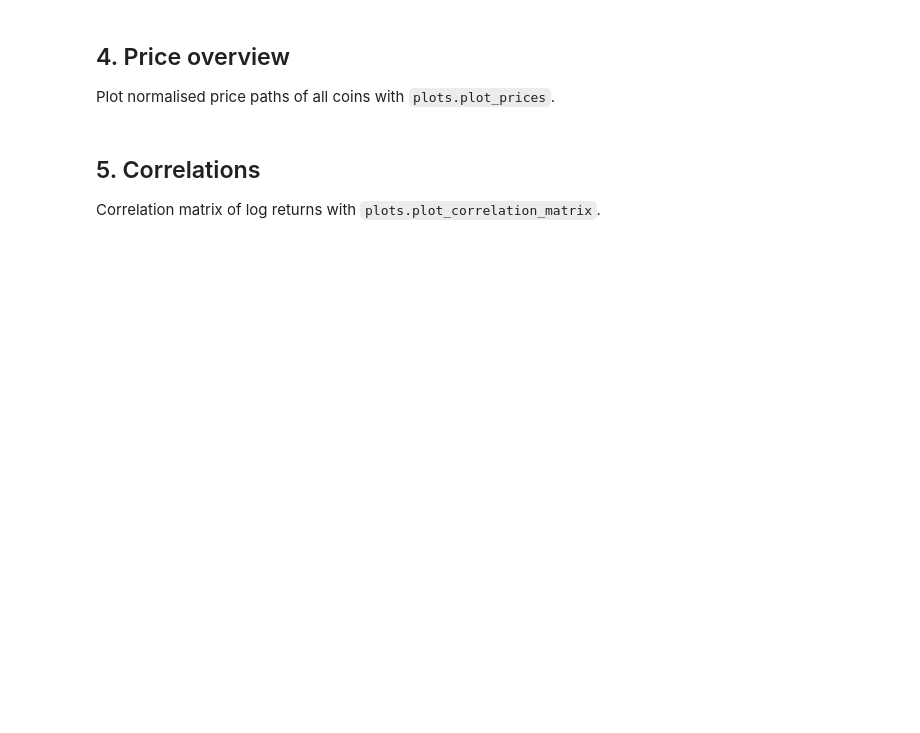
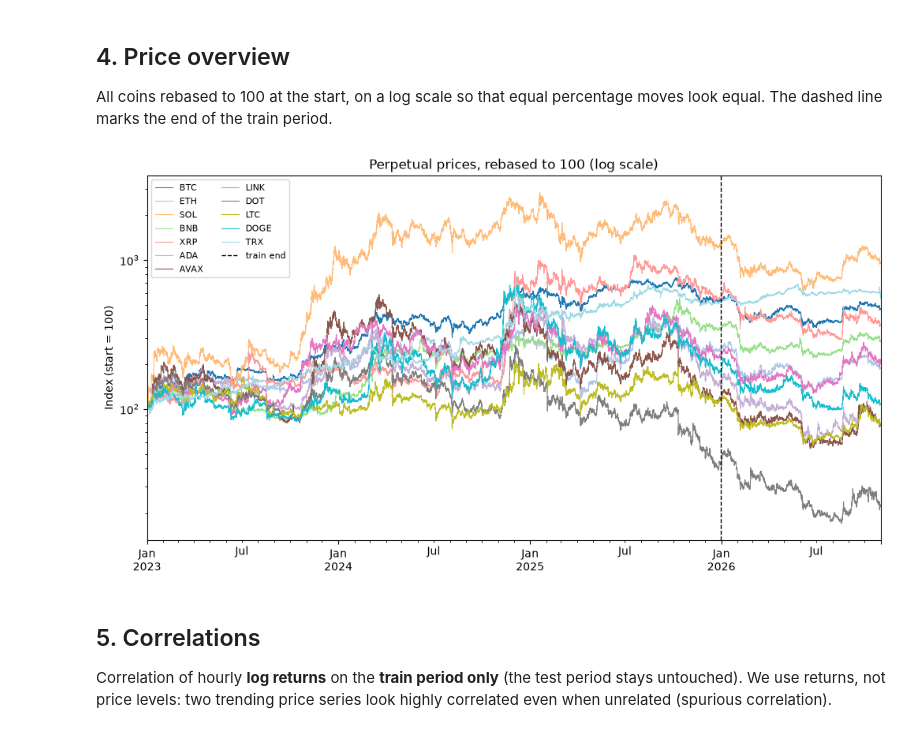
Before and after one commit to Nikolalt/kjoeh, a Jupyter notebook: notebooks/01_data.ipynb, the cells around one changed output. Cells and saved outputs as stored; diff of their text form; code cells hidden in the pictures; blank space fills up the shorter version.

Commit message:
Implement data pipeline

```diff
--- a/notebooks/01_data.ipynb
+++ b/notebooks/01_data.ipynb
@@ -19,0 +29,6 @@ Read `config.yaml` and show the universe, timeframe and date range.
+# %%
+setup = cfg["setup"]
+print(f"Exchange:  {setup['exchange']}")
+print(f"Universe:  {[data.perp_symbol(c) for c in setup['universe']]}")
+print(f"Timeframe: {setup['timeframe']}")
+print(f"Period:    {setup['start']} to {setup['end']}  (train until {setup['train_end']})")
@@ -23,0 +47,11 @@ Load cached prices with `data.load_prices` (run `python src/data.py` first if da
+# %%
+data.download_universe(cfg)  # no-op if all files are cached
+
+prices = data.load_prices(cfg, verbose=False)
+funding = data.load_funding(cfg, coins=list(prices.columns))
+train_prices, test_prices = data.split_train_test(prices, setup["train_end"])
+
+print(f"Prices: {prices.shape[0]} hourly bars x {prices.shape[1]} coins")
+print(f"Train:  {train_prices.index[0]} to {train_prices.index[-1]} ({len(train_prices)} bars)")
+print(f"Test:   {test_prices.index[0]} to {test_prices.index[-1]} ({len(test_prices)} bars)")
+prices.tail(3)
@@ -28,8 +109,24 @@ Check for gaps, missing bars and outliers per coin, and how cleaning handles the
 # %% [markdown]
 ## 4. Price overview
 
-Plot normalised price paths of all coins with `plots.plot_prices`.
+All coins rebased to 100 at the start, on a log scale so that equal percentage moves look equal.
+The dashed line marks the end of the train period.
+# %%
+rebased = 100 * prices / prices.iloc[0]
+
+fig, ax = plt.subplots(figsize=(12, 6))
+rebased.plot(ax=ax, logy=True, lw=0.8, colormap="tab20")
+ax.axvline(pd.Timestamp(setup["train_end"], tz="UTC"), color="k", ls="--", lw=1, label="train end")
+ax.set_title("Perpetual prices, rebased to 100 (log scale)")
+ax.set_xlabel("")
+ax.set_ylabel("Index (start = 100)")
+ax.legend(ncol=2, fontsize=8, loc="upper left")
+plt.show()
+# %% [output]
+[figure, added]
 # %% [markdown]
 ## 5. Correlations
 
-Correlation matrix of log returns with `plots.plot_correlation_matrix`.
+Correlation of hourly **log returns** on the **train period only** (the test period stays untouched).
+We use returns, not price levels: two trending price series look highly correlated even when unrelated
+(spurious correlation).
```
Also changed, not shown: parts of 13 cells of this notebook, 2 other files.
